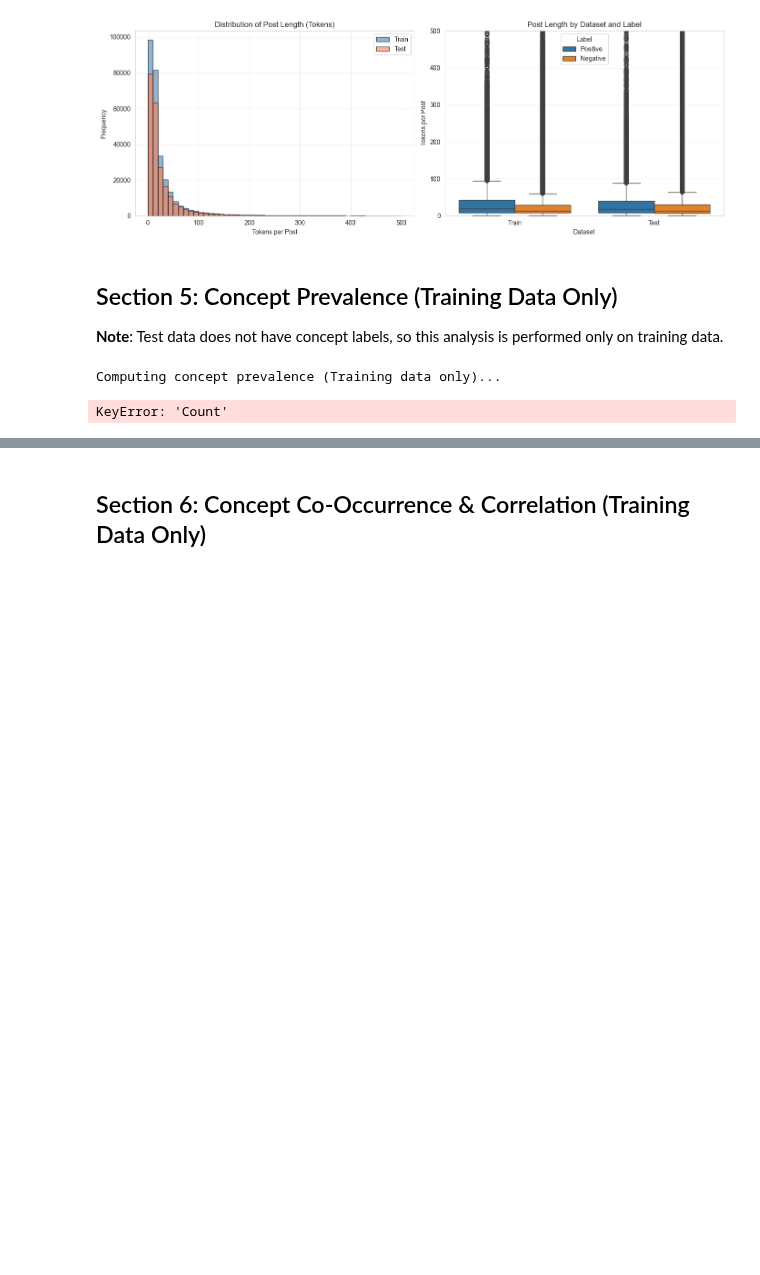
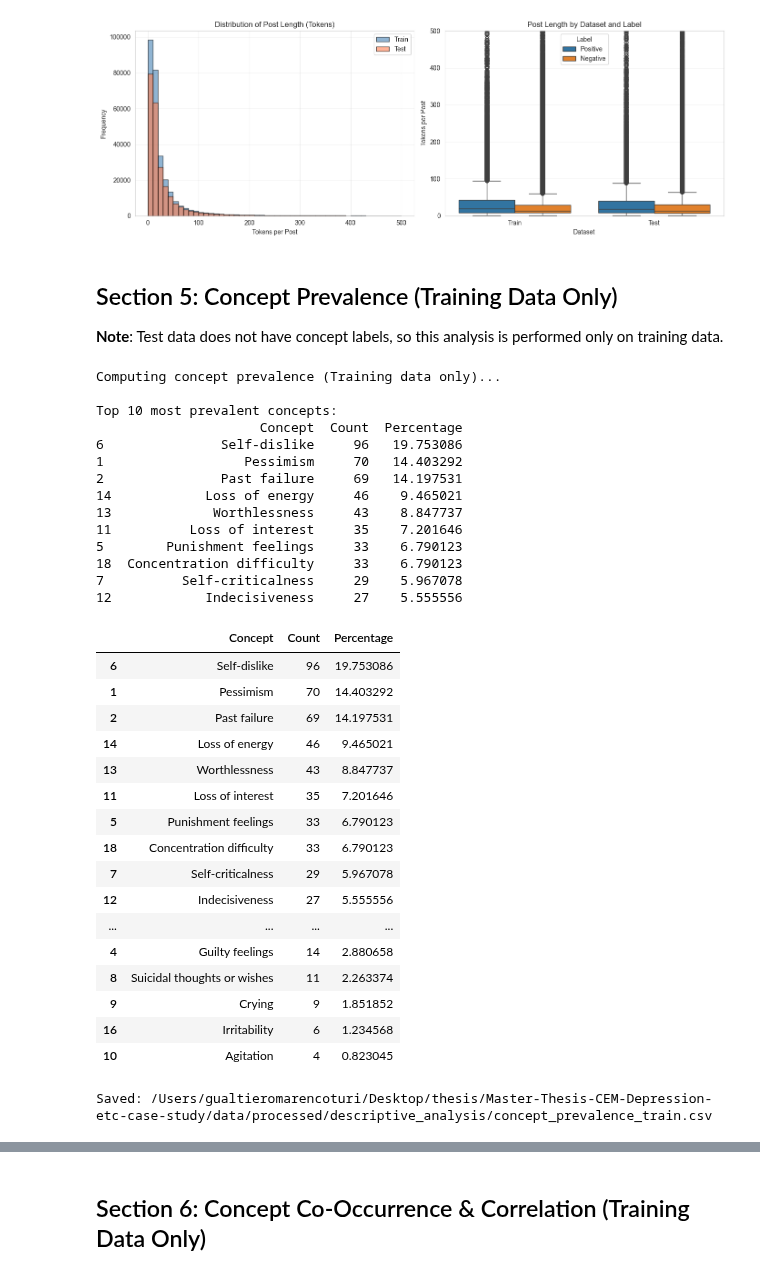
Before and after one commit to Gualtier0/Master-Thesis-CEM-Depression-case-study, a Jupyter notebook: whole_attention_pipeline/alternative_pipeline/00_descriptive_analysis.ipynb, the cells around one changed output, grey strips where cells are left out. Cells and saved outputs as stored; diff of their text form; code cells hidden in the pictures; blank space fills up the shorter version.

```diff
--- a/whole_attention_pipeline/alternative_pipeline/00_descriptive_analysis.ipynb
+++ b/whole_attention_pipeline/alternative_pipeline/00_descriptive_analysis.ipynb
@@ -659,38 +659,68 @@ Saved: /Users/gualtieromarencoturi/Desktop/thesis/Master-Thesis-CEM-Depression-e
 # %%
 # Compute concept prevalence
 print("Computing concept prevalence (Training data only)...\n")
 
 concept_prevalence = []
 
-for i, concept in enumerate(CONCEPT_NAMES):
-    col_name = f"BDI-II_{i+1:02d}"
+# Get the list of concept columns (they are the actual concept names)
+concept_cols = [col for col in train_concepts_df.columns if col in CONCEPT_NAMES]
 
-    if col_name in train_concepts_df.columns:
-        count = train_concepts_df[col_name].sum()
-        percentage = (3 / len(train_concepts_df)) * 100
+for concept in concept_cols:
+    count = train_concepts_df[concept].sum()
+    percentage = (count / len(train_concepts_df)) * 100
 
-        concept_prevalence.append({
-            'Concept': concept,
-            'Column': col_name,
-            'Count': count,
-            'Percentage': percentage
-        })
+    concept_prevalence.append({
+        'Concept': concept,
+        'Count': count,
+        'Percentage': percentage
+    })
 
 concept_prevalence_df = pd.DataFrame(concept_prevalence)
 concept_prevalence_df = concept_prevalence_df.sort_values('Count', ascending=False)
 
 print("Top 10 most prevalent concepts:")
 print(concept_prevalence_df.head(10))
 
 concept_prevalence_df
 # %% [output]
 Computing concept prevalence (Training data only)...
+
+Top 10 most prevalent concepts:
+                     Concept  Count  Percentage
+6               Self-dislike     96   19.753086
+1                  Pessimism     70   14.403292
+2               Past failure     69   14.197531
+14            Loss of energy     46    9.465021
+13             Worthlessness     43    8.847737
+11          Loss of interest     35    7.201646
+5        Punishment feelings     33    6.790123
+18  Concentration difficulty     33    6.790123
+7          Self-criticalness     29    5.967078
+12            Indecisiveness     27    5.555556
-KeyError: 'Count'
+|  | Concept | Count | Percentage |
+| 6 | Self-dislike | 96 | 19.753086 |
+| 1 | Pessimism | 70 | 14.403292 |
+| 2 | Past failure | 69 | 14.197531 |
+| 14 | Loss of energy | 46 | 9.465021 |
+| 13 | Worthlessness | 43 | 8.847737 |
+| 11 | Loss of interest | 35 | 7.201646 |
+| 5 | Punishment feelings | 33 | 6.790123 |
+| 18 | Concentration difficulty | 33 | 6.790123 |
+| 7 | Self-criticalness | 29 | 5.967078 |
+| 12 | Indecisiveness | 27 | 5.555556 |
+| ... | ... | ... | ... |
+| 4 | Guilty feelings | 14 | 2.880658 |
+| 8 | Suicidal thoughts or wishes | 11 | 2.263374 |
+| 9 | Crying | 9 | 1.851852 |
+| 16 | Irritability | 6 | 1.234568 |
+| 10 | Agitation | 4 | 0.823045 |
 # %%
 # Save concept prevalence
 output_path = os.path.join(OUTPUT_DIR, "concept_prevalence_train.csv")
 concept_prevalence_df.to_csv(output_path, index=False)
 print(f"Saved: {output_path}")
+# %% [output]
+Saved: /Users/gualtieromarencoturi/Desktop/thesis/Master-Thesis-CEM-Depression-etc-case-study/data/processed/descriptive_analysis/concept_prevalence_train.csv
 # %%
 # Visualize concept prevalence
 plt.figure(figsize=(12, 8))
```
Also changed, not shown: parts of 13 cells of this notebook.
